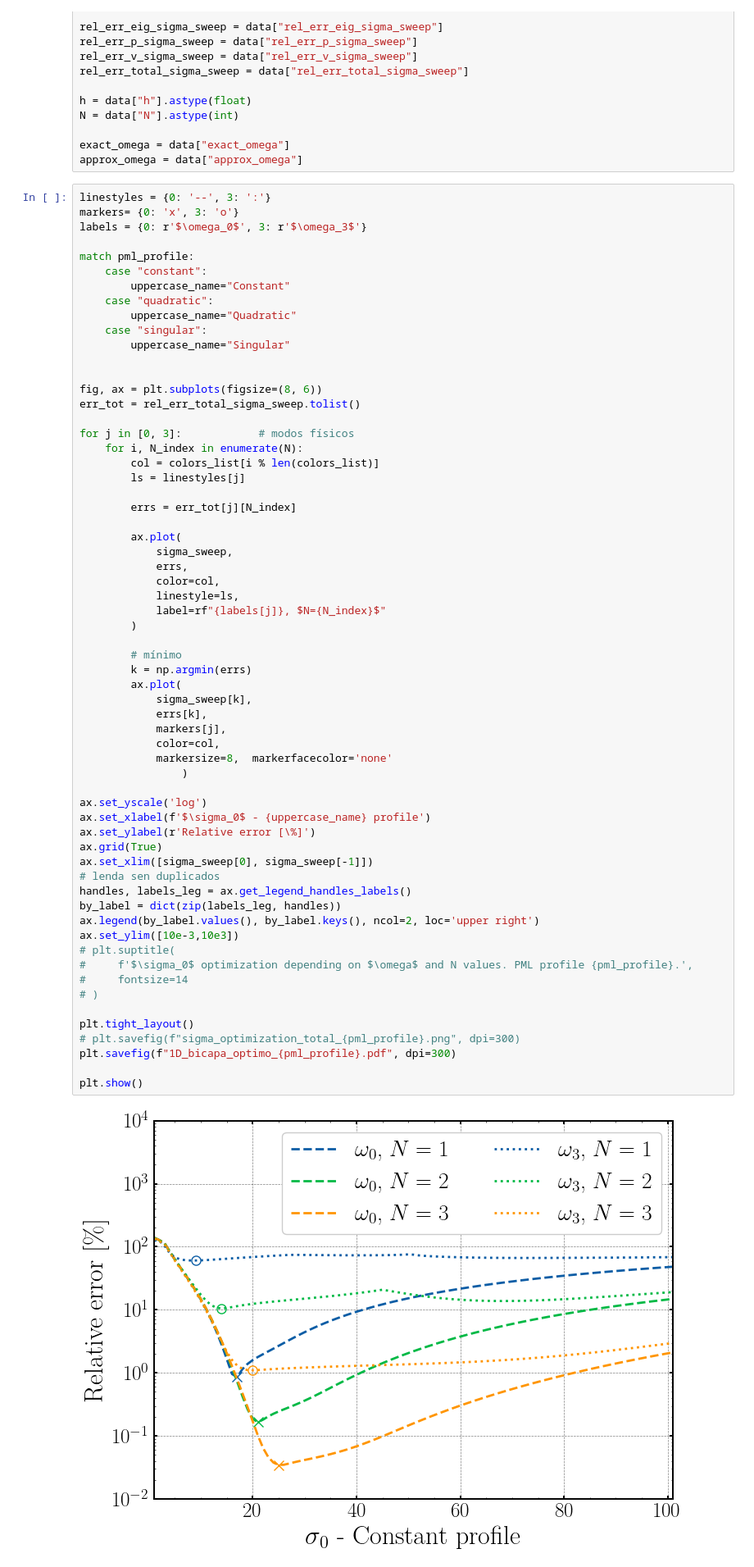
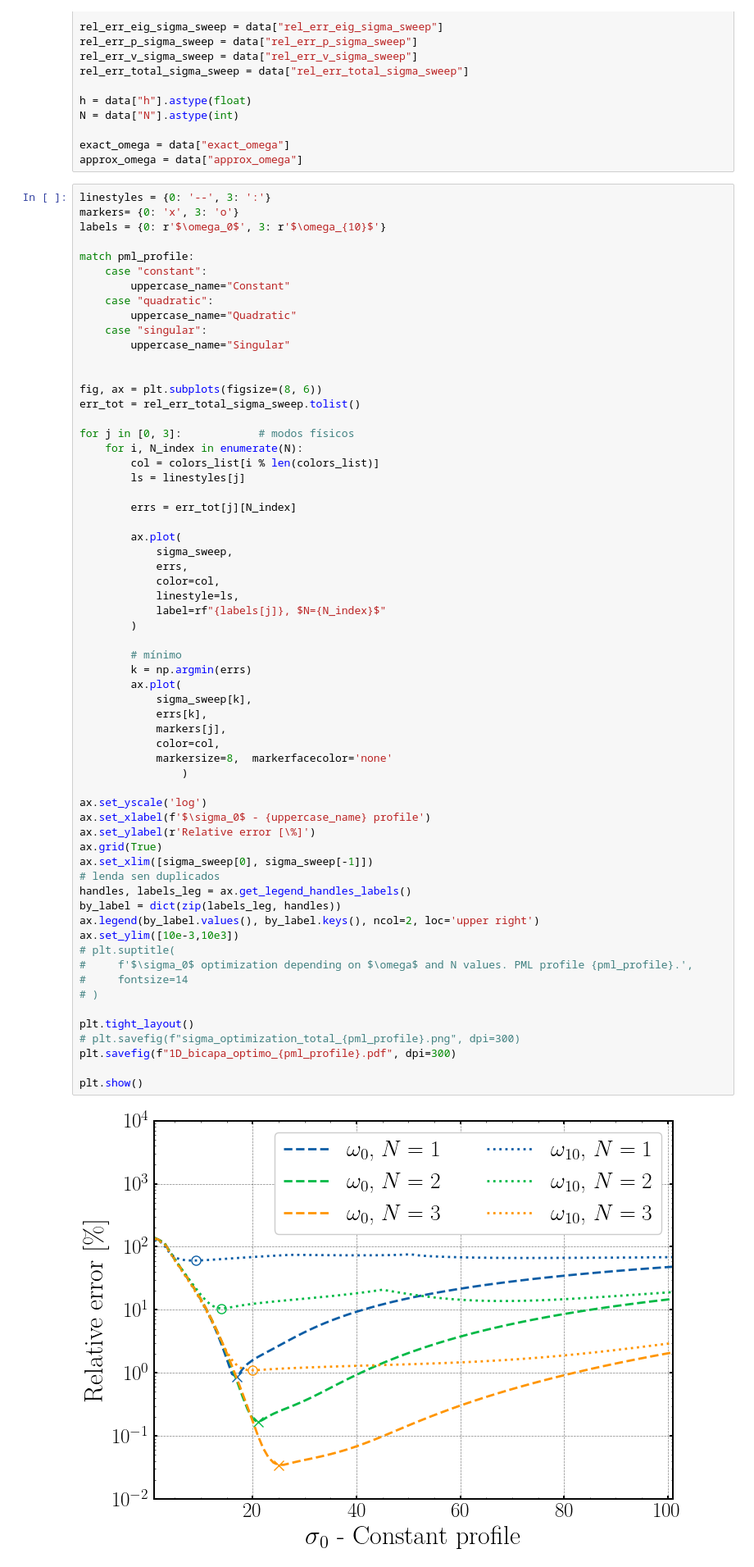
Before and after one commit to sararecondo/HPR-1D, a Jupyter notebook: 1D-Figure-05-load_and_plot.ipynb, the cells around one changed output. Shown at 82% size. Drawn from its saved outputs; the diff is of its cells as text.

```diff
--- a/1D-Figure-05-load_and_plot.ipynb
+++ b/1D-Figure-05-load_and_plot.ipynb
@@ -140,7 +140,7 @@ approx_omega = data["approx_omega"]
 # %%
 linestyles = {0: '--', 3: ':'}
 markers= {0: 'x', 3: 'o'}
-labels = {0: r'$\omega_0$', 3: r'$\omega_3$'}
+labels = {0: r'$\omega_0$', 3: r'$\omega_{10}$'}
 
 match pml_profile:
     case "constant":
@@ -173,31 +173,31 @@ for j in [0, 3]:            # modos físicos
         k = np.argmin(errs)
         ax.plot(
             sigma_sweep[k],
             errs[k],
             markers[j],
             color=col,
             markersize=8,  markerfacecolor='none'
                 )
 
 ax.set_yscale('log')
 ax.set_xlabel(f'$\sigma_0$ - {uppercase_name} profile')
 ax.set_ylabel(r'Relative error [\%]')
 ax.grid(True)
 ax.set_xlim([sigma_sweep[0], sigma_sweep[-1]])
 # lenda sen duplicados
 handles, labels_leg = ax.get_legend_handles_labels()
 by_label = dict(zip(labels_leg, handles))
 ax.legend(by_label.values(), by_label.keys(), ncol=2, loc='upper right')
 ax.set_ylim([10e-3,10e3])
 # plt.suptitle(
 #     f'$\sigma_0$ optimization depending on $\omega$ and N values. PML profile {pml_profile}.',
 #     fontsize=14
 # )
 
 plt.tight_layout()
 # plt.savefig(f"sigma_optimization_total_{pml_profile}.png", dpi=300)
 plt.savefig(f"1D_bicapa_optimo_{pml_profile}.pdf", dpi=300)
 
 plt.show()
 # %% [output]
-[figure, old version]
+[figure, new version]
```
Also changed, not shown: 1 other file.
